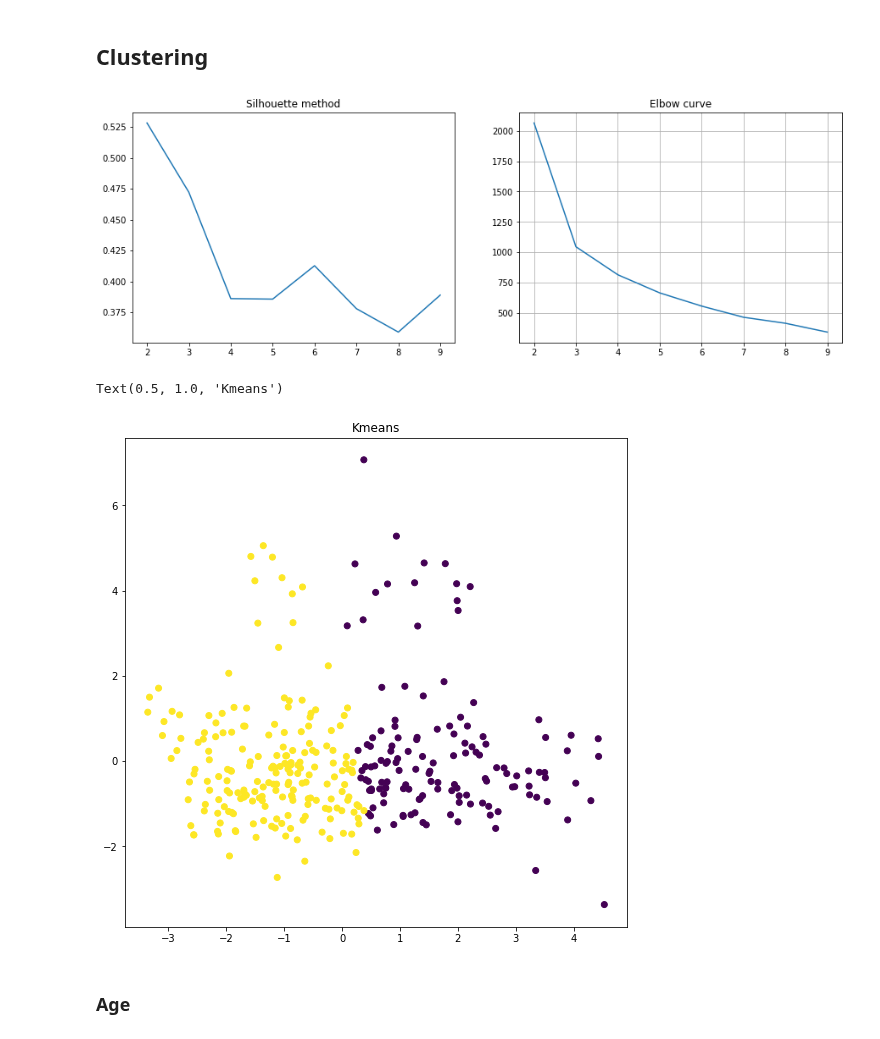
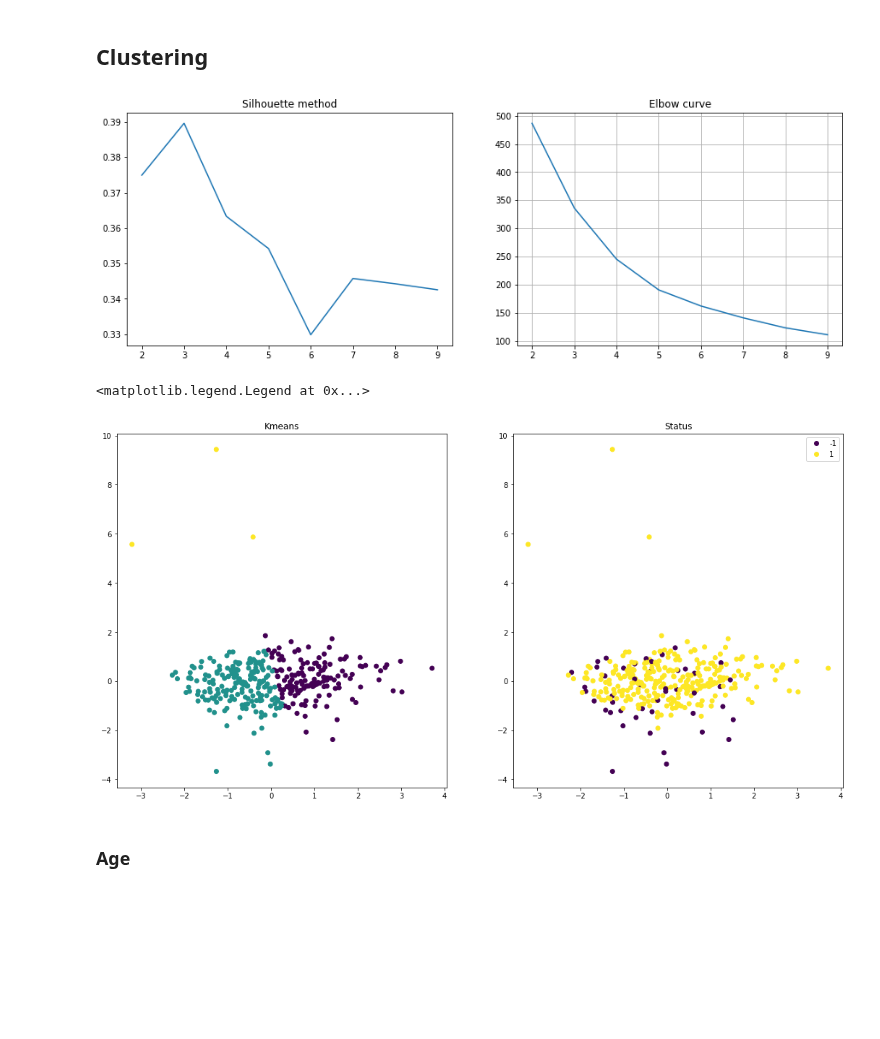
Before and after one commit to Educorreia932/FEUP-AC, a Jupyter notebook: Data Mining Project/notebooks/processing.ipynb, the cells around one changed output. Drawn from its saved outputs; the diff is of its cells as text; code cells hidden in the pictures; blank space fills up the shorter version.

Commit message:
Improved clustering

```diff
--- a/Data Mining Project/notebooks/processing.ipynb
+++ b/Data Mining Project/notebooks/processing.ipynb
@@ -215,10 +215,15 @@ loan_train_df, loan_test_df = loan_dfs
 # %%
 loan_train_df["status"] = loan_train_df["status"].apply(lambda x: True if (x == 1) else False)
 columns = ["region"]
-woe_encoder = ce.WOEEncoder(cols=columns)
-woe_encoded_train = woe_encoder.fit_transform(loan_train_df[columns], loan_train_df["status"]).add_suffix('_woe')
+woe_encoder = ce.WOEEncoder(cols=columns).fit(loan_train_df[columns], loan_train_df["status"])
+woe_encoded_train = woe_encoder.transform(loan_train_df[columns]).add_suffix('_woe')
 loan_train_df = loan_train_df.join(woe_encoded_train)
 loan_train_df["status"] = loan_train_df["status"].apply(lambda x: 1 if (x == True) else -1)
+
+loan_test_df["status"] = loan_test_df["status"].apply(lambda x: True if (x == 1) else False)
+woe_encoded_test = woe_encoder.transform(loan_test_df[columns]).add_suffix('_woe')
+loan_test_df = loan_test_df.join(woe_encoded_test)
+loan_test_df["status"] = loan_test_df["status"].apply(lambda x: 1 if (x == True) else -1)
 # %% [markdown]
 ## Dropping features
 # %% [markdown]
@@ -344,7 +349,7 @@ RANDOM_STATE=42
 
 
 # X = loan_train_df
-X = loan_train_df[['age', 'payments']]
+X = loan_train_df[["sex", "age", "region_woe", "balance_mean","balance_min"]]
 y = loan_train_df["status"]
 
 X = StandardScaler().fit_transform(X)
@@ -368,32 +373,36 @@ ax[0].set_title('Silhouette method')
 ax[1].set_title('Elbow curve')
 plt.show()
 # %% [output]
-[figure, old version]
+[figure, new version]
 # %%
 import matplotlib.pyplot as plt
 import numpy as np
 
 from sklearn.decomposition import PCA
 from sklearn.cluster import KMeans
 from sklearn import metrics
 from sklearn.preprocessing import StandardScaler
 
-X = loan_train_df
-# X = loan_train_df[['age', 'payments']]
+# X = loan_train_df
+X = loan_train_df[["sex", "age", "region_woe", "balance_mean", "balance_min"]]
 y = loan_train_df["status"]
 
 X = StandardScaler().fit_transform(X)
 X = PCA(n_components=2, random_state=RANDOM_STATE).fit_transform(X)
-db = KMeans(n_clusters=2, random_state=RANDOM_STATE).fit_predict(X)
+db = KMeans(n_clusters=3, random_state=RANDOM_STATE).fit_predict(X)
+
 
 # Plot result
-plt.figure(figsize=(9, 9))
-plt.subplot()
-plt.scatter(X[:, 0], X[:, 1], c=db)
-plt.title("Kmeans")
+fig, axs = plt.subplots(1, 2, figsize=(18, 9))
+axs[0].scatter(X[:, 0], X[:, 1], c=db)
+scatter = axs[1].scatter(X[:, 0], X[:, 1], c=y)
+axs[0].set_title("Kmeans")
+axs[1].set_title("Status")
+
+axs[1].legend(handles=scatter.legend_elements()[0], labels=[-1, 1])
 # %% [output]
-Text(0.5, 1.0, 'Kmeans')
+<matplotlib.legend.Legend at 0x...>
-[figure, old version]
+[figure, new version]
 # %% [markdown]
 ### Age
 # %%
```
